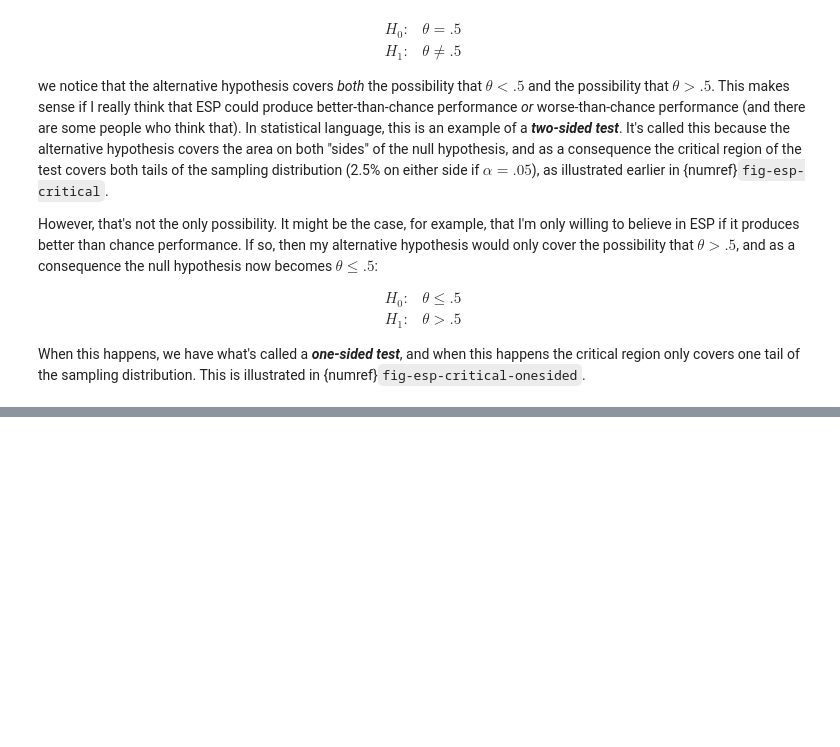
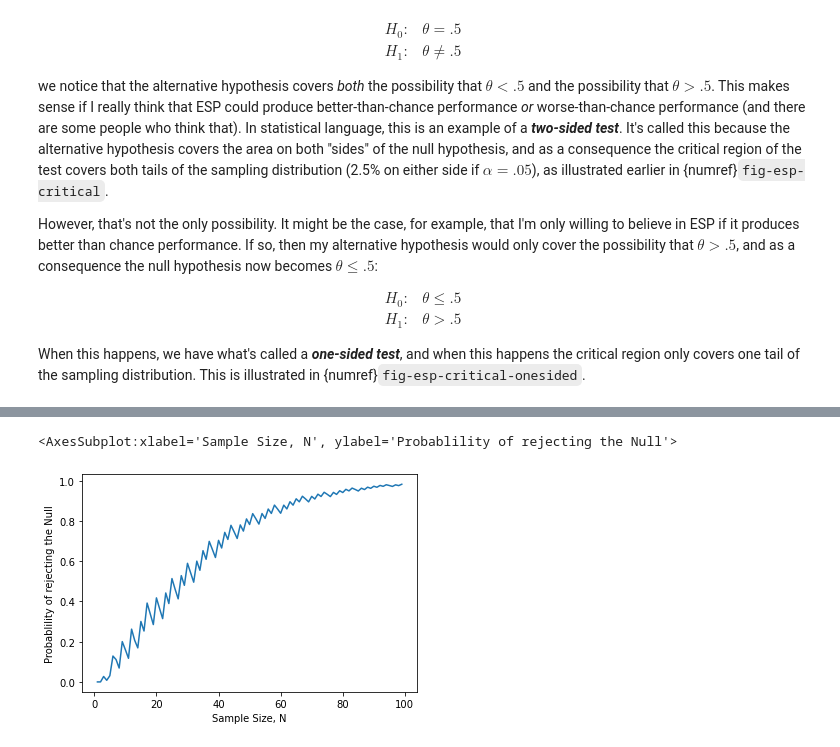
Before and after one commit to ethanweed/pythonbook, a Jupyter notebook: Book/_build/jupyter_execute/04.04-hypothesis-testing.ipynb, the cells around one changed output, grey strips where cells are left out. Drawn from its saved outputs; the diff is of its cells as text; code cells hidden in the pictures; blank space fills up the shorter version.

```diff
--- a/Book/_build/jupyter_execute/04.04-hypothesis-testing.ipynb
+++ b/Book/_build/jupyter_execute/04.04-hypothesis-testing.ipynb
@@ -565,0 +487,20 @@ Later in the book, in Chapter \@ref(bayes), I'll revisit the theory of null hypo
+# %%
+import seaborn as sns
+from scipy.stats import binom
+size = list(range(1,100))
+theta = 0.7
+
+# qbinom(p, size, prob, lower.tail = TRUE, log.p = FALSE)
+power = []
+for n in size:
+    critlo = binom.ppf(0.25,n,.5)-1
+    crithi = binom.ppf(0.975,n,.5)
+    power.append(binom.cdf(critlo,n,theta) + 1-binom.cdf(crithi,n,theta))
+
+ax = sns.lineplot(x = size, y = power)
+ax.set(xlabel = 'Sample Size, N', ylabel = 'Probablility of rejecting the Null')
+
+glue("powerfunctionsample-fig", ax, display=False)
+# %% [output]
+<AxesSubplot:xlabel='Sample Size, N', ylabel='Probablility of rejecting the Null'>
+[figure, added]
```
Also changed, not shown: parts of 53 cells of this notebook, 23 other files.
